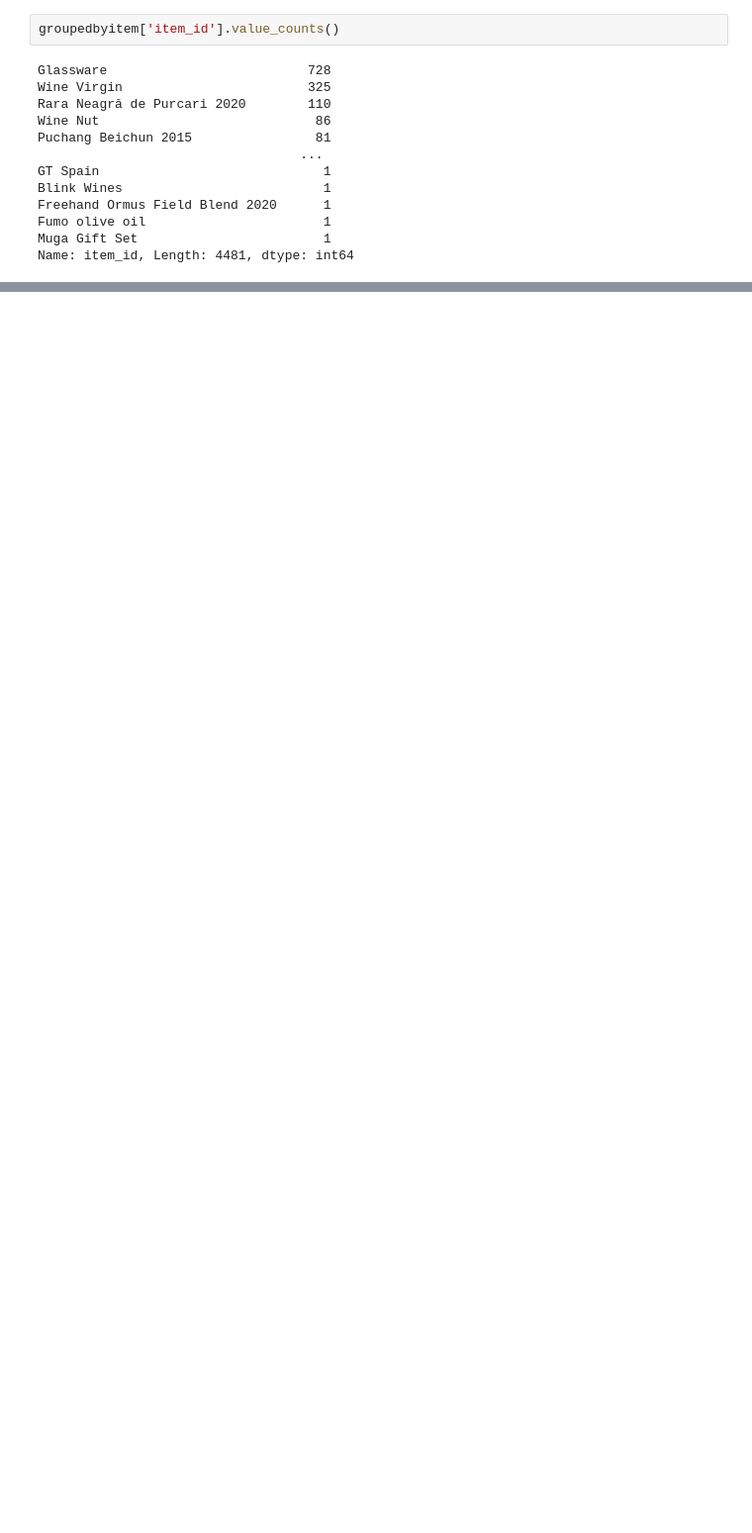
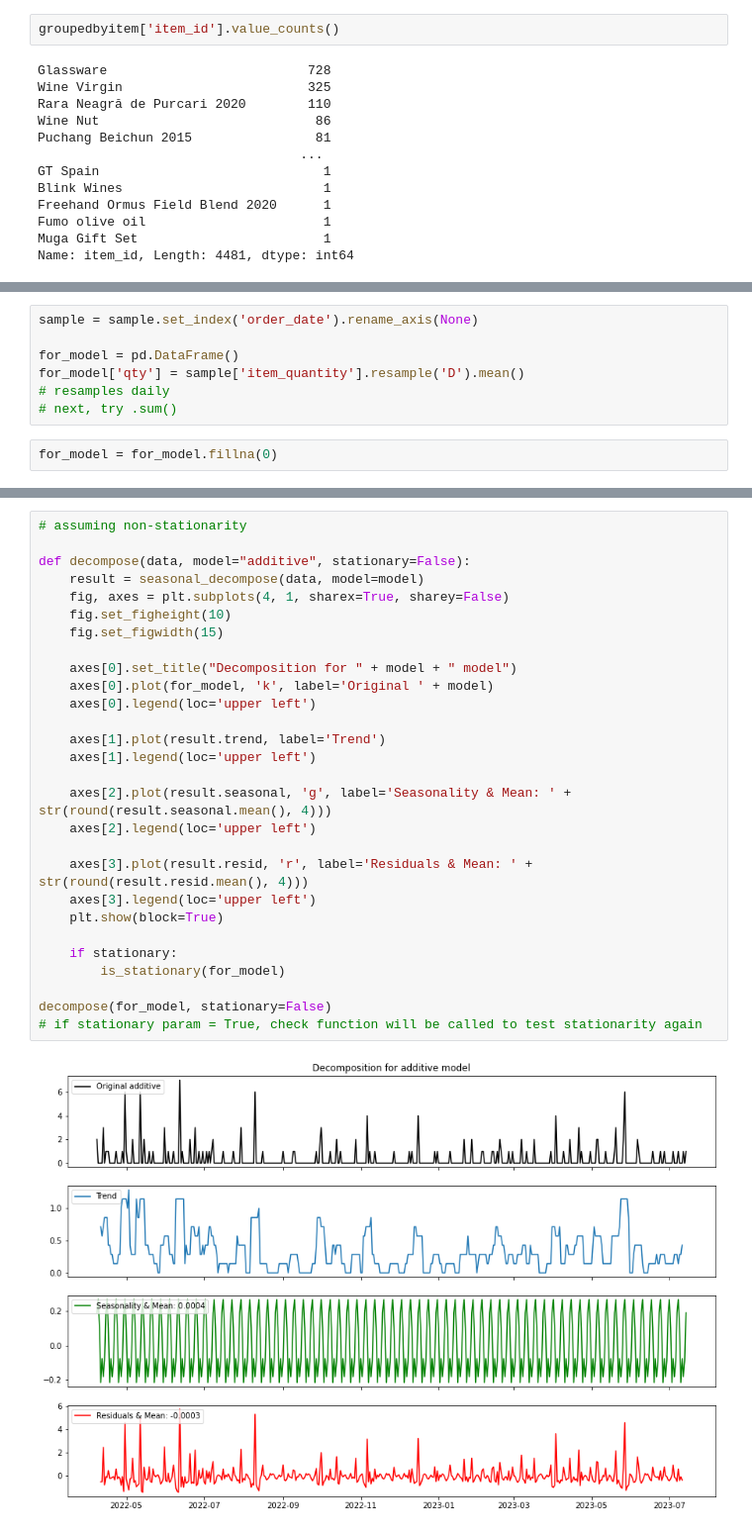
Before and after one commit to kevanoktavio/CloudWine_DemandPrediction, a Jupyter notebook: development/notebooks/cara_model.ipynb, the cells around one changed output, grey strips where cells are left out. Shown at 99% size. Cells and saved outputs as stored; diff of their text form; blank space fills up the shorter version.

```diff
--- a/development/notebooks/cara_model.ipynb
+++ b/development/notebooks/cara_model.ipynb
@@ -268,0 +80,9 @@ ValueError: Pandas data cast to numpy dtype of object. Check input data with np.
+# %%
+sample = sample.set_index('order_date').rename_axis(None)
+
+for_model = pd.DataFrame()
+for_model['qty'] = sample['item_quantity'].resample('D').mean()
+# resamples daily
+# next, try .sum()
+# %%
+for_model = for_model.fillna(0)
@@ -268,0 +137,30 @@ ValueError: Pandas data cast to numpy dtype of object. Check input data with np.
+# %%
+# assuming non-stationarity
+
+def decompose(data, model="additive", stationary=False):
+    result = seasonal_decompose(data, model=model)
+    fig, axes = plt.subplots(4, 1, sharex=True, sharey=False)
+    fig.set_figheight(10)
+    fig.set_figwidth(15)
+
+    axes[0].set_title("Decomposition for " + model + " model")
+    axes[0].plot(for_model, 'k', label='Original ' + model)
+    axes[0].legend(loc='upper left')
+
+    axes[1].plot(result.trend, label='Trend')
+    axes[1].legend(loc='upper left')
+
+    axes[2].plot(result.seasonal, 'g', label='Seasonality & Mean: ' + str(round(result.seasonal.mean(), 4)))
+    axes[2].legend(loc='upper left')
+
+    axes[3].plot(result.resid, 'r', label='Residuals & Mean: ' + str(round(result.resid.mean(), 4)))
+    axes[3].legend(loc='upper left')
+    plt.show(block=True)
+
+    if stationary:
+        is_stationary(for_model)
+
+decompose(for_model, stationary=False)
+# if stationary param = True, check function will be called to test stationarity again
+# %% [output]
+[figure, added]
```
Also changed, not shown: parts of 41 cells of this notebook.
